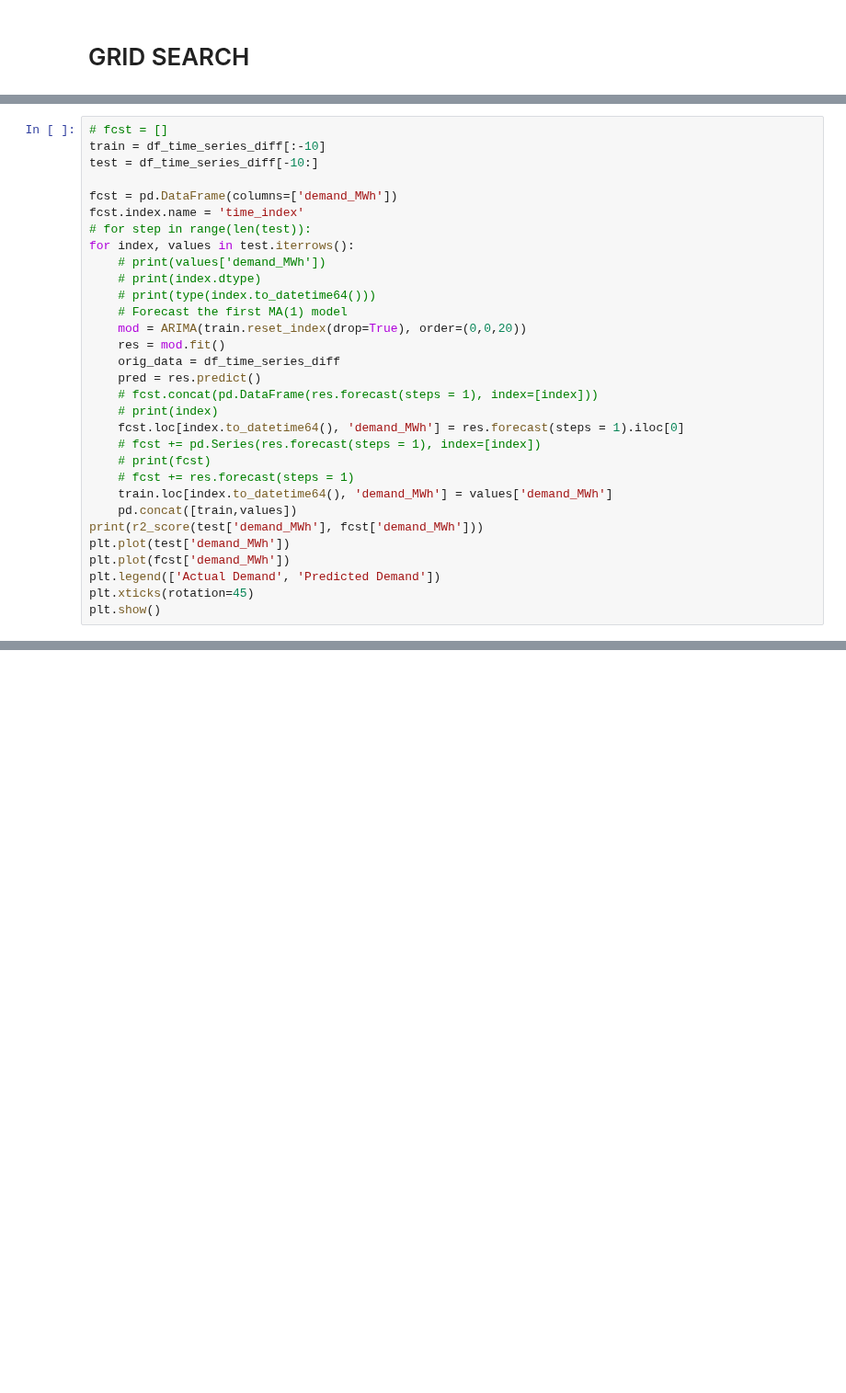
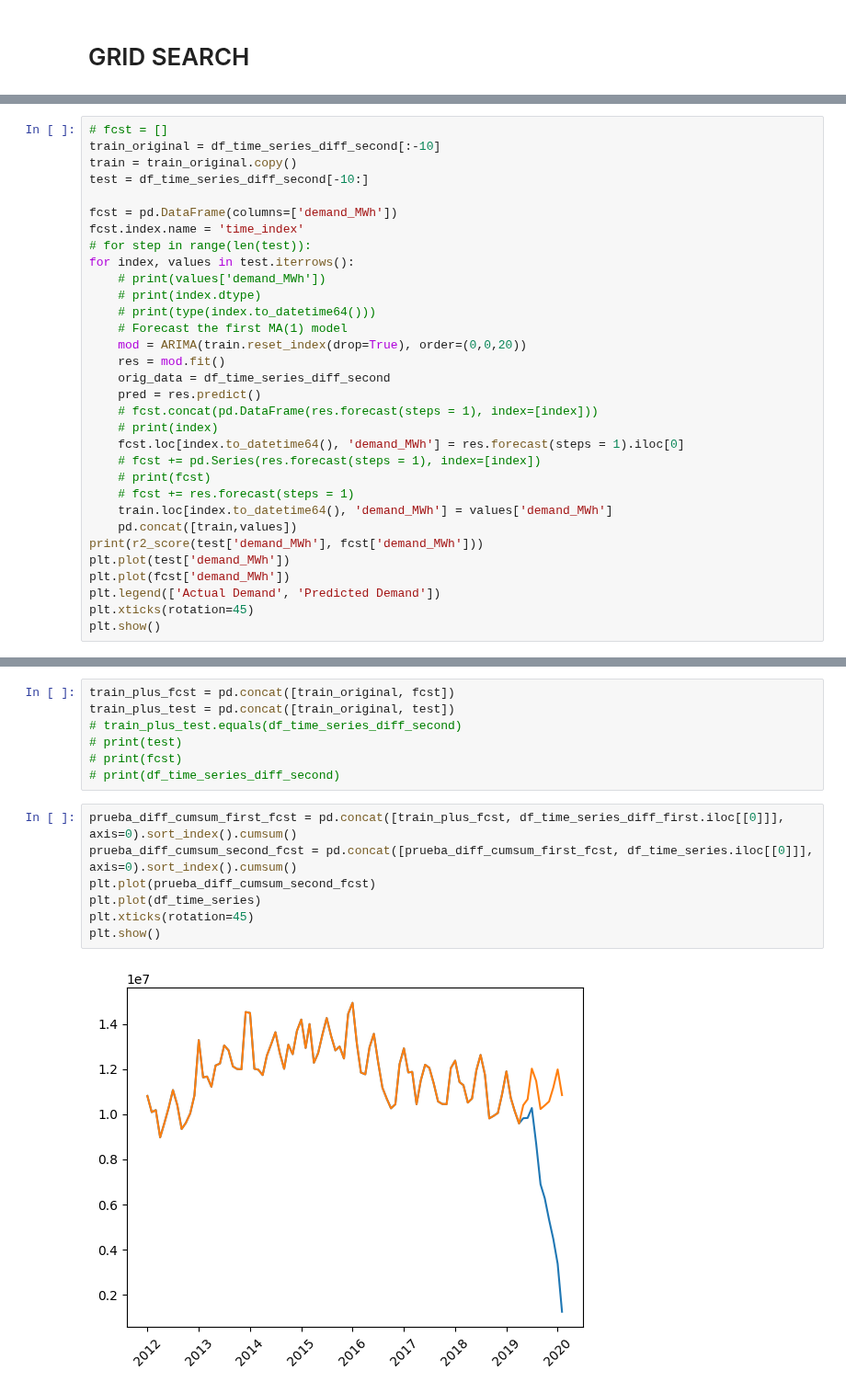
Before and after one commit to tomashbk/electric_energy_demand_argentina, a Jupyter notebook: MA.ipynb, the cells around one changed output, grey strips where cells are left out. Shown at 92% size. Drawn from its saved outputs; the diff is of its cells as text; blank space fills up the shorter version.

```diff
--- a/MA.ipynb
+++ b/MA.ipynb
@@ -241,8 +241,9 @@ See the caveats in the documentation: https://pandas.pydata.org/pandas-docs/stab
 19  20  0.81656
 # %%
 # fcst = []
-train = df_time_series_diff[:-10]
-test = df_time_series_diff[-10:]
+train_original = df_time_series_diff_second[:-10]
+train = train_original.copy()
+test = df_time_series_diff_second[-10:]
 
 fcst = pd.DataFrame(columns=['demand_MWh'])
 fcst.index.name = 'time_index'
@@ -254,7 +255,7 @@ for index, values in test.iterrows():
     # Forecast the first MA(1) model
     mod = ARIMA(train.reset_index(drop=True), order=(0,0,20))
     res = mod.fit()
-    orig_data = df_time_series_diff
+    orig_data = df_time_series_diff_second
     pred = res.predict()
     # fcst.concat(pd.DataFrame(res.forecast(steps = 1), index=[index]))
     # print(index)
@@ -279,0 +286,16 @@ See the caveats in the documentation: https://pandas.pydata.org/pandas-docs/stab
+# %%
+train_plus_fcst = pd.concat([train_original, fcst])
+train_plus_test = pd.concat([train_original, test])
+# train_plus_test.equals(df_time_series_diff_second)
+# print(test)
+# print(fcst)
+# print(df_time_series_diff_second)
+# %%
+prueba_diff_cumsum_first_fcst = pd.concat([train_plus_fcst, df_time_series_diff_first.iloc[[0]]], axis=0).sort_index().cumsum()
+prueba_diff_cumsum_second_fcst = pd.concat([prueba_diff_cumsum_first_fcst, df_time_series.iloc[[0]]], axis=0).sort_index().cumsum()
+plt.plot(prueba_diff_cumsum_second_fcst)
+plt.plot(df_time_series)
+plt.xticks(rotation=45)
+plt.show()
+# %% [output]
+[figure, added]
```
Also changed, not shown: parts of 14 cells of this notebook.
